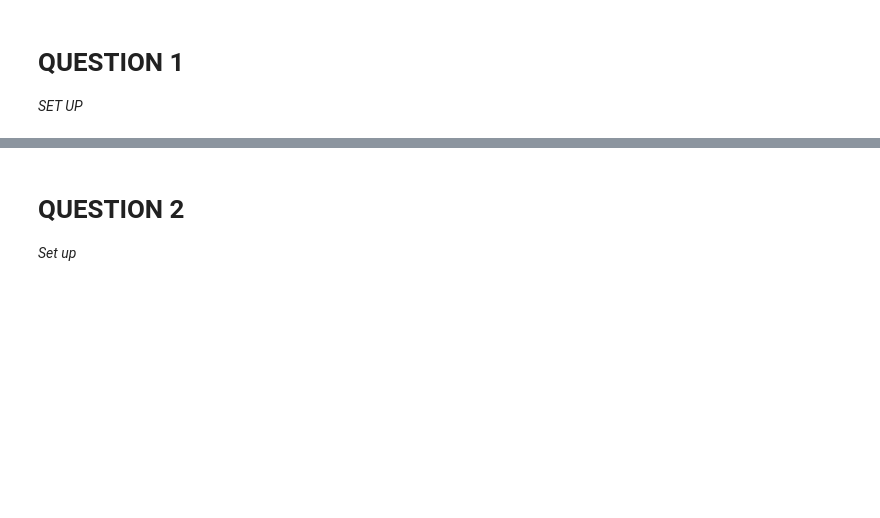
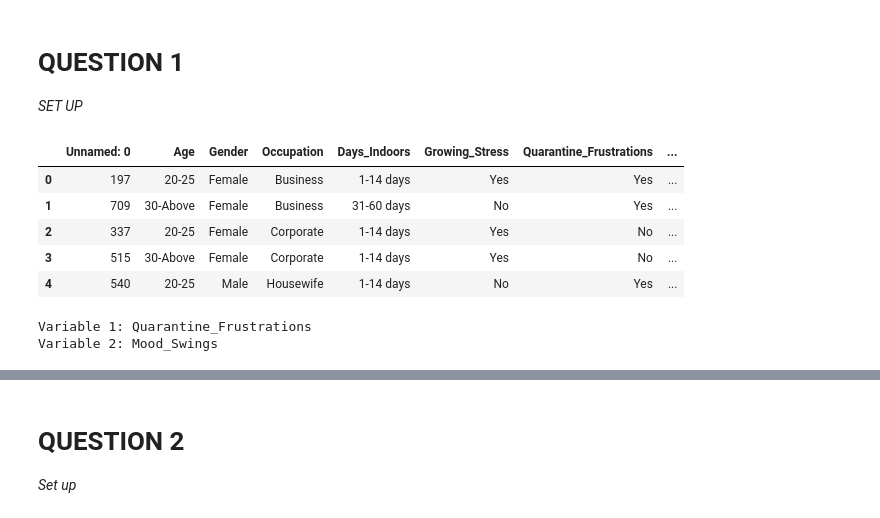
Before and after one commit to robertnesterodhiambo/robertnesterodhiambo-Data-analysis, a Jupyter notebook: python notebooks/stast.ipynb, the cells around one changed output, grey strips where cells are left out. Saved outputs shown, nothing was run; the diff lists cells and outputs as text; code cells hidden in the pictures; blank space fills up the shorter version.

```diff
--- a/python notebooks/stast.ipynb
+++ b/python notebooks/stast.ipynb
@@ -10,3 +10,58 @@ import matplotlib.pyplot as plt
 import random
 import scipy.stats as stats
 import random
+# %%
+# Load the following libraries so that they can be applied in the subsequent code blocks
+
+import numpy as np
+import pandas as pd
+import matplotlib.pyplot as plt
+import random
+import scipy.stats as stats
+
+# Run this code. It will create a csv file containing a random sample of 300 respondents. You will answer the questions below based on this sample.
+
+# Look at the code below. Now replace 'Name.csv' with your actual name (e.g., 'Sara.csv'). The code will generate a csv file that you need to submit in the zip folder as secondary file.
+
+try:
+    df = pd.read_csv('Name.csv')        # replace Name with your own name
+except FileNotFoundError:
+    original_data = pd.read_csv("https://raw.githubusercontent.com/DanaSaleh1003/IDS-103-Spring-2024/main/mental_health_finaldata_1.csv")
+    df1=original_data.sample(300)
+    df1.to_csv('Dana.csv')
+    df = pd.read_csv('Dana.csv')
+    df = pd.DataFrame(df)
+    df.to_csv('Dana.csv')
+
+df.head()
+# %% [output]
+|  | Unnamed: 0 | Age | Gender | Occupation | Days_Indoors | Growing_Stress | Quarantine_Frustrations | ... |
+| 0 | 197 | 20-25 | Female | Business | 1-14 days | Yes | Yes | ... |
+| 1 | 709 | 30-Above | Female | Business | 31-60 days | No | Yes | ... |
+| 2 | 337 | 20-25 | Female | Corporate | 1-14 days | Yes | No | ... |
+| 3 | 515 | 30-Above | Female | Corporate | 1-14 days | Yes | No | ... |
+| 4 | 540 | 20-25 | Male | Housewife | 1-14 days | No | Yes | ... |
+# %%
+
+# Load the following libraries so that they can be applied in the subsequent code blocks
+
+import numpy as np
+import pandas as pd
+import matplotlib.pyplot as plt
+import random
+import scipy.stats as stats
+import random
+
+column_titles = ["Growing_Stress"  ,"Quarantine_Frustrations"  ,"Changes_Habits" ,"Mental_Health_History", "Weight_Change" ,"Mood_Swings", "Coping_Struggles","Work_Interest","Social_Weakness"]
+
+# Randomly select 2 variables
+selected_columns = random.sample(column_titles, 2)
+
+
+# Print the 2 variables that were randomly selected
+variable_1, variable_2 = selected_columns
+print("Variable 1:", variable_1)
+print("Variable 2:", variable_2)
+# %% [output]
+Variable 1: Quarantine_Frustrations
+Variable 2: Mood_Swings
```
Also changed, not shown: parts of 7 cells of this notebook, 2 other files.
